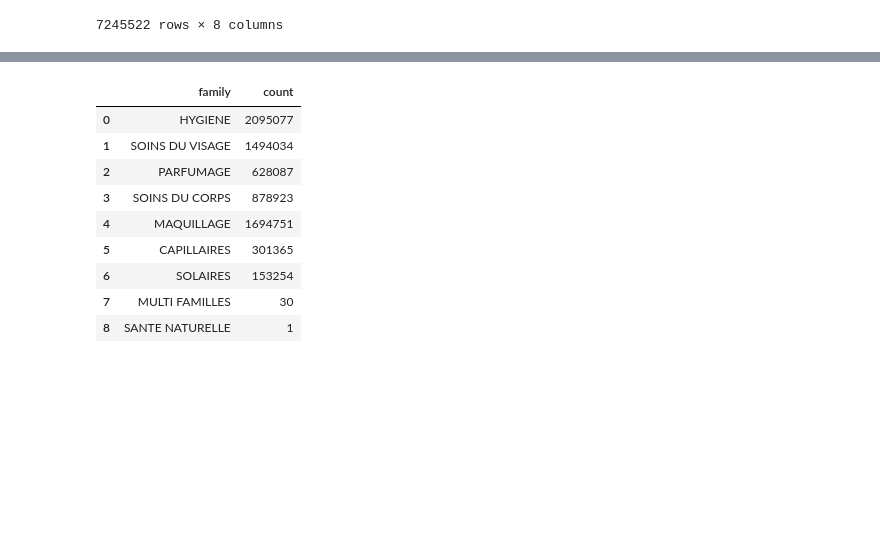
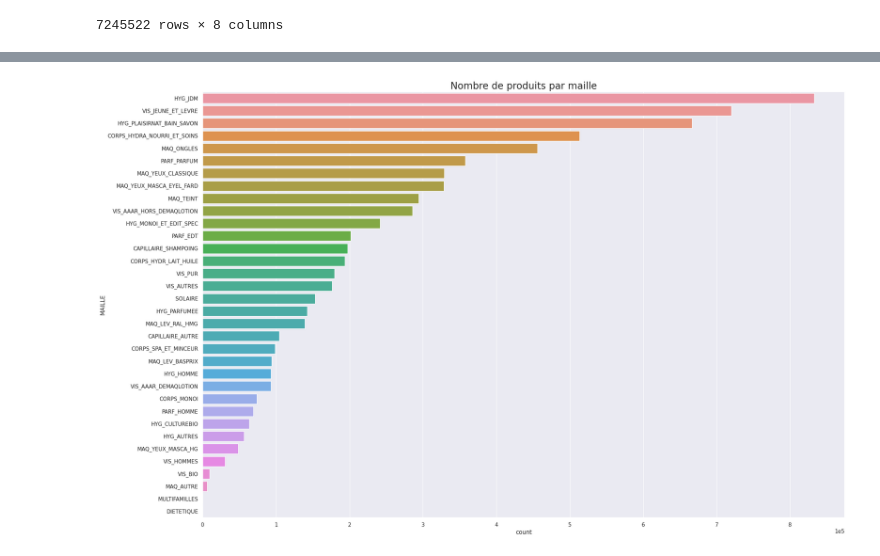
Before and after one commit to alexandre-pinon/recommender, a Jupyter notebook: data_csv_treatment.ipynb, the cells around one changed output, grey strips where cells are left out. Drawn from its saved outputs; the diff is of its cells as text; code cells hidden in the pictures; blank space fills up the shorter version.

```diff
--- a/data_csv_treatment.ipynb
+++ b/data_csv_treatment.ipynb
@@ -210,14 +204,11 @@ products_sold_per_family
 # %%
-data_family = pd.DataFrame({'family': data['FAMILLE'].unique(), 'count': products_sold_per_family})
-data_family
+fig, ax = plt.subplots(figsize=(24, 16))
+sns.countplot(data=data,
+              y='MAILLE',
+              ax=ax,
+              order=data['MAILLE'].value_counts().index)
+ax.set_title('Nombre de produits par maille', fontsize=20)
+plt.ticklabel_format(style='sci', axis='x', scilimits=(0,0))
+fig.savefig('graphs/mailles.png')
 # %% [output]
-|  | family | count |
-| 0 | HYGIENE | 2095077 |
-| 1 | SOINS DU VISAGE | 1494034 |
-| 2 | PARFUMAGE | 628087 |
-| 3 | SOINS DU CORPS | 878923 |
-| 4 | MAQUILLAGE | 1694751 |
-| 5 | CAPILLAIRES | 301365 |
-| 6 | SOLAIRES | 153254 |
-| 7 | MULTI FAMILLES | 30 |
-| 8 | SANTE NATURELLE | 1 |
+[figure, added]
```
Also changed, not shown: parts of 17 cells of this notebook, 4 other files.
